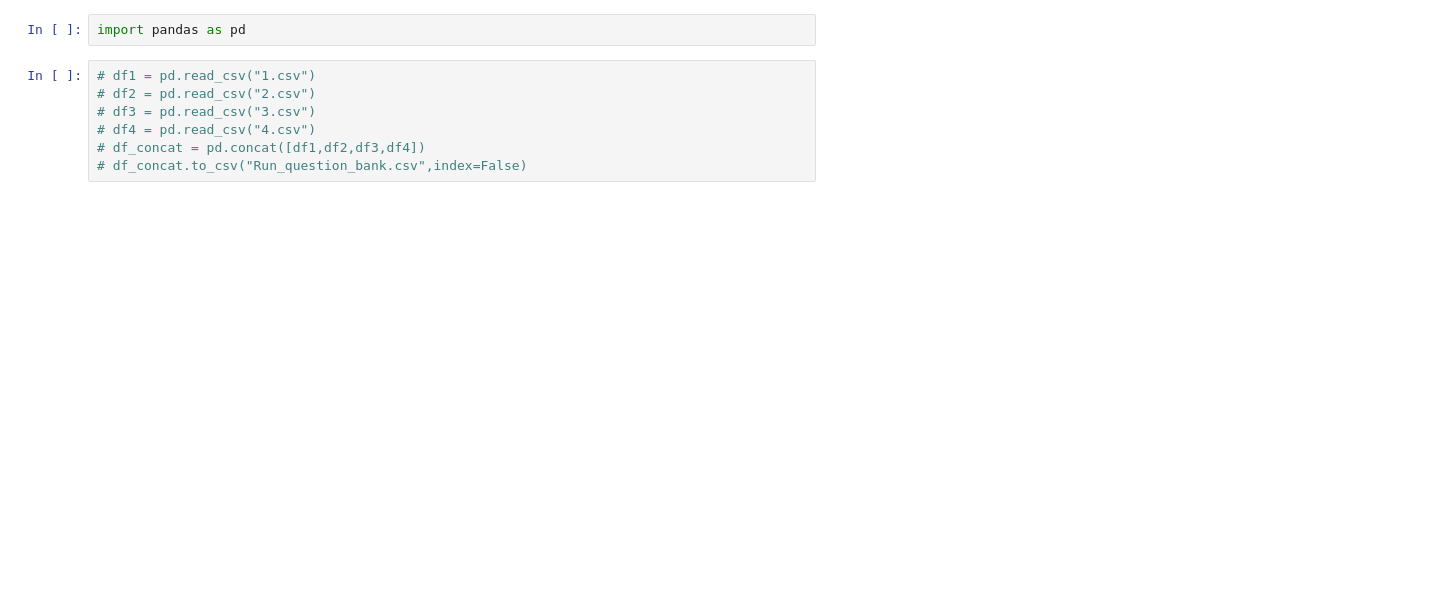
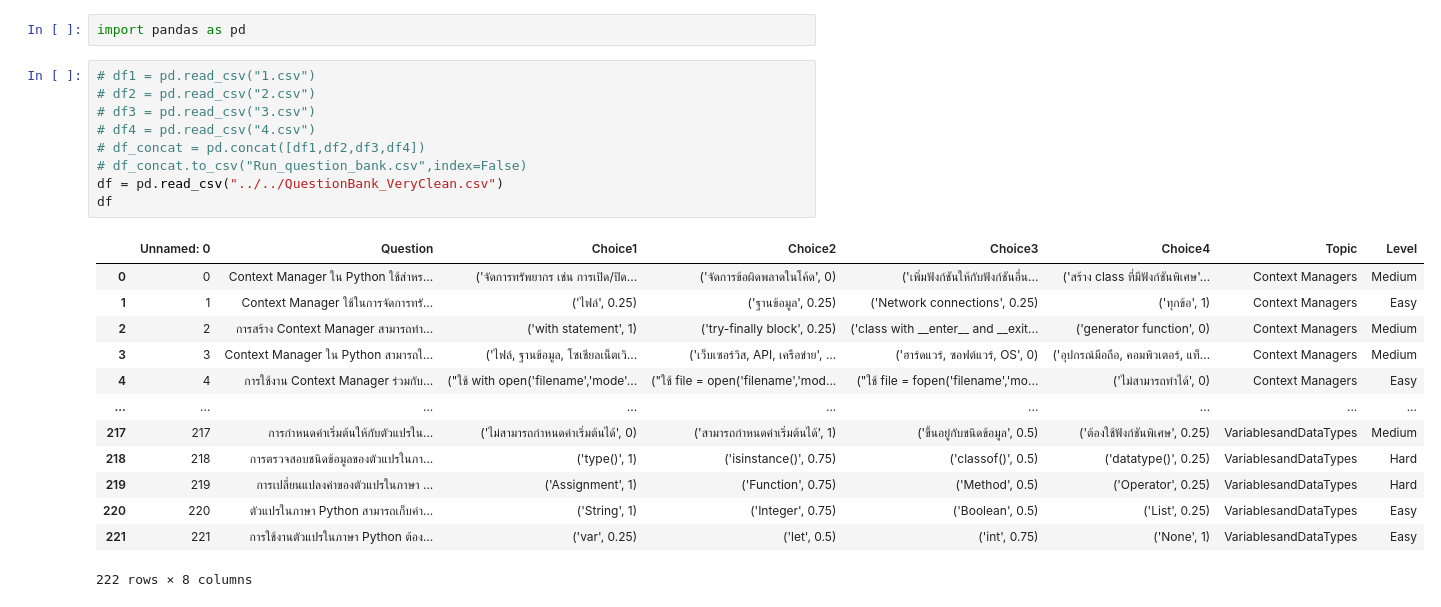
Before and after one commit to Runnies23/Nectec_Intern, a Jupyter notebook: Personal Prompt/Runnies/Question_bank/Concat.ipynb, the cells around one changed output. Cells and saved outputs as stored; diff of their text form; blank space fills up the shorter version.

```diff
--- a/Personal Prompt/Runnies/Question_bank/Concat.ipynb
+++ b/Personal Prompt/Runnies/Question_bank/Concat.ipynb
@@ -3,7 +3,23 @@ import pandas as pd
 # %%
 # df1 = pd.read_csv("1.csv")
 # df2 = pd.read_csv("2.csv")
 # df3 = pd.read_csv("3.csv")
 # df4 = pd.read_csv("4.csv")
 # df_concat = pd.concat([df1,df2,df3,df4])
 # df_concat.to_csv("Run_question_bank.csv",index=False)
+df = pd.read_csv("../../QuestionBank_VeryClean.csv")
+df
+# %% [output]
+|  | Unnamed: 0 | Question | Choice1 | Choice2 | Choice3 | Choice4 | Topic | Level |
+| 0 | 0 | Context Manager ใน Python ใช้สำหร... | ('จัดการทรัพยากร เช่น การเปิด/ปิด... | ('จัดการข้อผิดพลาดในโค้ด', 0) | ('เพิ่มฟังก์ชันให้กับฟังก์ชันอื่น... | ('สร้าง class ที่มีฟังก์ชันพิเศษ'... | Context Managers | Medium |
+| 1 | 1 | Context Manager ใช้ในการจัดการทรั... | ('ไฟล์', 0.25) | ('ฐานข้อมูล', 0.25) | ('Network connections', 0.25) | ('ทุกข้อ', 1) | Context Managers | Easy |
+| 2 | 2 | การสร้าง Context Manager สามารถทำ... | ('with statement', 1) | ('try-finally block', 0.25) | ('class with __enter__ and __exit... | ('generator function', 0) | Context Managers | Medium |
+| 3 | 3 | Context Manager ใน Python สามารถใ... | ('ไฟล์, ฐานข้อมูล, โซเชียลเน็ตเวิ... | ('เว็บเซอร์วิส, API, เครือข่าย', ... | ('ฮาร์ดแวร์, ซอฟต์แวร์, OS', 0) | ('อุปกรณ์มือถือ, คอมพิวเตอร์, แท็... | Context Managers | Medium |
+| 4 | 4 | การใช้งาน Context Manager ร่วมกับ... | ("ใช้ with open('filename','mode'... | ("ใช้ file = open('filename','mod... | ("ใช้ file = fopen('filename','mo... | ('ไม่สามารถทำได้', 0) | Context Managers | Easy |
+| ... | ... | ... | ... | ... | ... | ... | ... | ... |
+| 217 | 217 | การกำหนดค่าเริ่มต้นให้กับตัวแปรใน... | ('ไม่สามารถกำหนดค่าเริ่มต้นได้', 0) | ('สามารถกำหนดค่าเริ่มต้นได้', 1) | ('ขึ้นอยู่กับชนิดข้อมูล', 0.5) | ('ต้องใช้ฟังก์ชันพิเศษ', 0.25) | VariablesandDataTypes | Medium |
+| 218 | 218 | การตรวจสอบชนิดข้อมูลของตัวแปรในภา... | ('type()', 1) | ('isinstance()', 0.75) | ('classof()', 0.5) | ('datatype()', 0.25) | VariablesandDataTypes | Hard |
+| 219 | 219 | การเปลี่ยนแปลงค่าของตัวแปรในภาษา ... | ('Assignment', 1) | ('Function', 0.75) | ('Method', 0.5) | ('Operator', 0.25) | VariablesandDataTypes | Hard |
+| 220 | 220 | ตัวแปรในภาษา Python สามารถเก็บค่า... | ('String', 1) | ('Integer', 0.75) | ('Boolean', 0.5) | ('List', 0.25) | VariablesandDataTypes | Easy |
+| 221 | 221 | การใช้งานตัวแปรในภาษา Python ต้อง... | ('var', 0.25) | ('let', 0.5) | ('int', 0.75) | ('None', 1) | VariablesandDataTypes | Easy |
+222 rows × 8 columns
```
Also changed, not shown: parts of 3 cells of this notebook, 6 other files.
